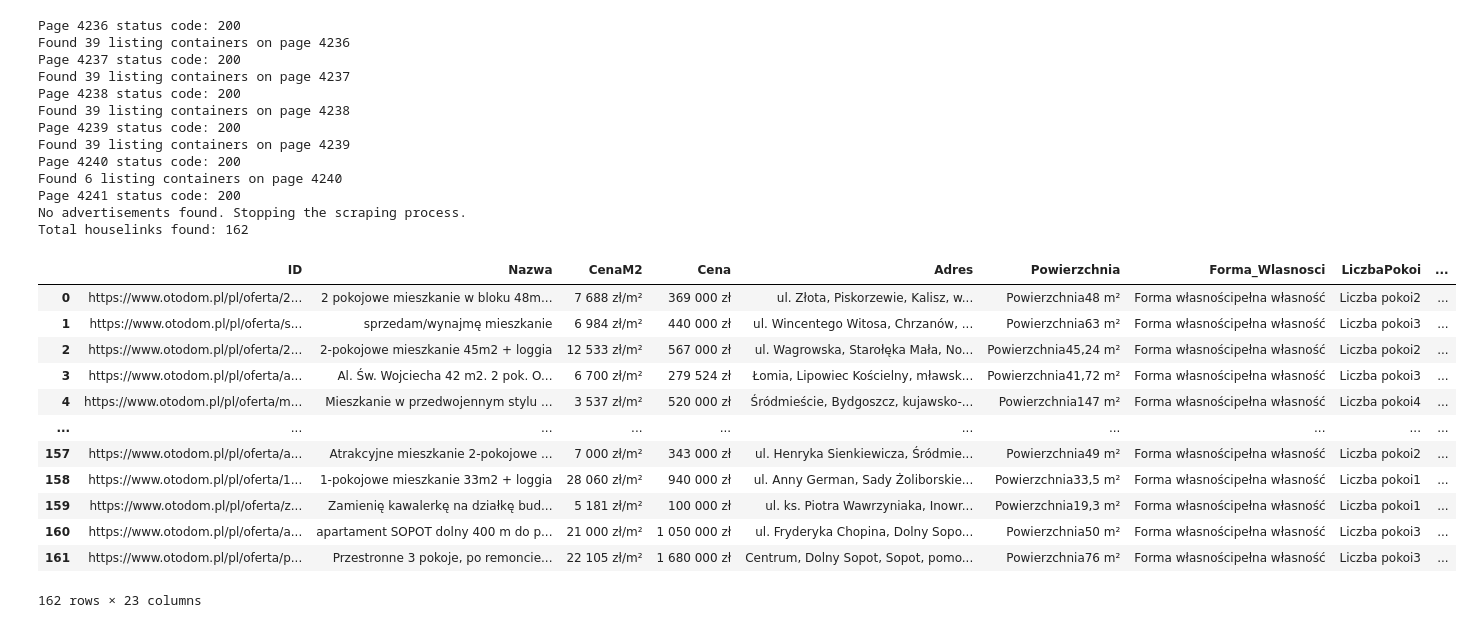
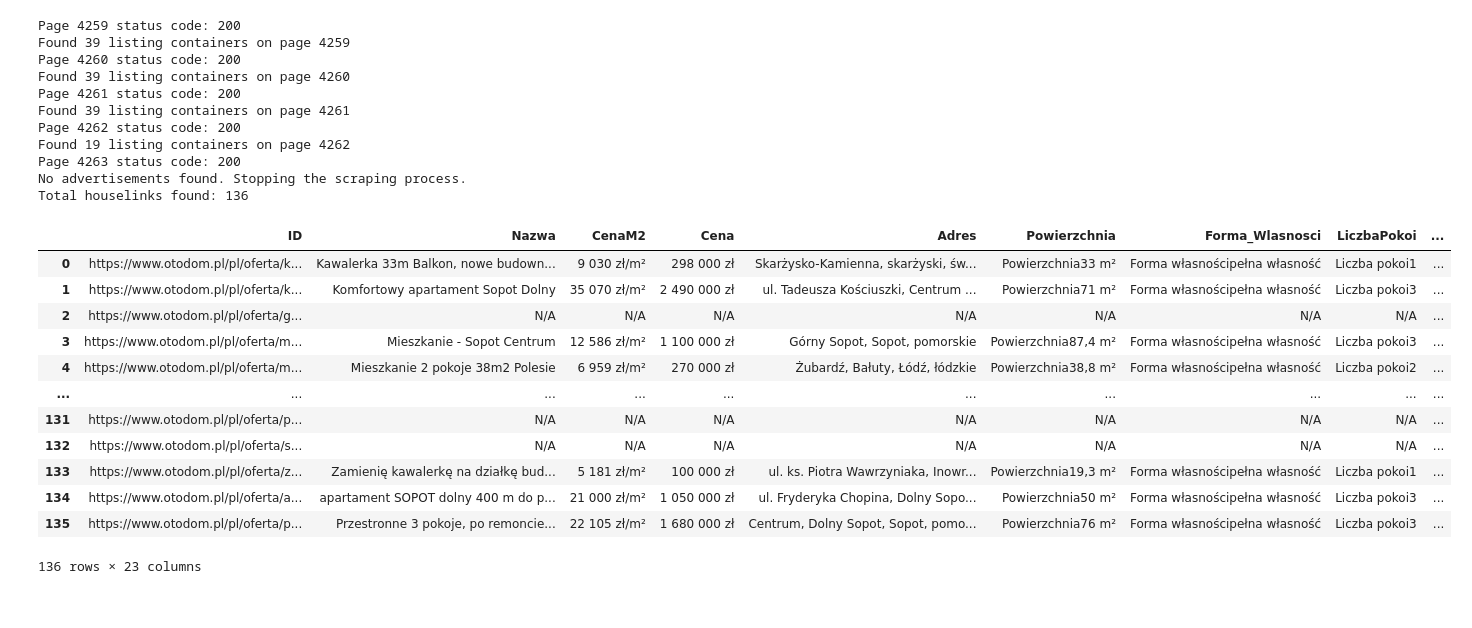
Before and after one commit to PyMen96/PyMen96_repo, a Jupyter notebook: web_scrapping_database_ml/WebScrapping_house_website_to_db.ipynb, the cells around one changed output. Drawn from its saved outputs; the diff is of its cells as text; code cells hidden in the pictures.

```diff
--- a/web_scrapping_database_ml/WebScrapping_house_website_to_db.ipynb
+++ b/web_scrapping_database_ml/WebScrapping_house_website_to_db.ipynb
@@ -13,7 +13,7 @@ headers = {
 }
 
 # Step 1: Scrape listing links
-i = 4235
+i = 4258
 url = f'https://www.otodom.pl/pl/wyniki/sprzedaz/mieszkanie/cala-polska?page={i}'
 houselinks = []
 while True:  # Adjust the range as needed
@@ -160,57 +160,55 @@ for link in houselinks:
             'Forma_Wlasnosci': formaWlasnosci,
             'LiczbaPokoi': LiczbaPokoi,
             'StanWykonczenia': stanWykonczenia,
             'Pietro': pietro,
             'BalkonOgrodTaras': BalkonOgrodTaras,
             'Czynsz': Czynsz,
             'Ogrzewanie': ogrzewanie,
             'Rynek': Rynek,
             'TypOgloszeniodawcy': TypOgloszeniodawcy,
             'DostepneOd': DostepneOd,
             'RokBudowy': RokBudowy,
             'RodzajZabudowy': RodzajZabudowy,
             'CzyWinda': CzyWinda,
             'Zabezpieczenia': Zabezpieczenia,
             'Wyposazenie': Wyposazenie,
             'InformacjeDodatkowe': InformacjeDodatkowe,
             'MaterialBudynku': MaterialBudynku
         }
         houselist.append(rooms)
     except AttributeError as e:
         #print(f"Error parsing details for {link}: {e}")
         continue
 
 # Save the data to a DataFrame
 pd.set_option('display.max_colwidth', None)
 df = pd.DataFrame(houselist)
 df
 # %% [output]
-Page 4236 status code: 200
-Found 39 listing containers on page 4236
-Page 4237 status code: 200
-Found 39 listing containers on page 4237
-Page 4238 status code: 200
-Found 39 listing containers on page 4238
-Page 4239 status code: 200
-Found 39 listing containers on page 4239
-Page 4240 status code: 200
-Found 6 listing containers on page 4240
-Page 4241 status code: 200
+Page 4259 status code: 200
+Found 39 listing containers on page 4259
+Page 4260 status code: 200
+Found 39 listing containers on page 4260
+Page 4261 status code: 200
+Found 39 listing containers on page 4261
+Page 4262 status code: 200
+Found 19 listing containers on page 4262
+Page 4263 status code: 200
 No advertisements found. Stopping the scraping process.
-Total houselinks found: 162
+Total houselinks found: 136
 |  | ID | Nazwa | CenaM2 | Cena | Adres | Powierzchnia | Forma_Wlasnosci | LiczbaPokoi | ... |
-| 0 | https://www.otodom.pl/pl/oferta/2... | 2 pokojowe mieszkanie w bloku 48m... | 7 688 zł/m² | 369 000 zł | ul. Złota, Piskorzewie, Kalisz, w... | Powierzchnia48 m² | Forma własnościpełna własność | Liczba pokoi2 | ... |
-| 1 | https://www.otodom.pl/pl/oferta/s... | sprzedam/wynajmę mieszkanie | 6 984 zł/m² | 440 000 zł | ul. Wincentego Witosa, Chrzanów, ... | Powierzchnia63 m² | Forma własnościpełna własność | Liczba pokoi3 | ... |
-| 2 | https://www.otodom.pl/pl/oferta/2... | 2-pokojowe mieszkanie 45m2 + loggia | 12 533 zł/m² | 567 000 zł | ul. Wagrowska, Starołęka Mała, No... | Powierzchnia45,24 m² | Forma własnościpełna własność | Liczba pokoi2 | ... |
-| 3 | https://www.otodom.pl/pl/oferta/a... | Al. Św. Wojciecha 42 m2. 2 pok. O... | 6 700 zł/m² | 279 524 zł | Łomia, Lipowiec Kościelny, mławsk... | Powierzchnia41,72 m² | Forma własnościpełna własność | Liczba pokoi3 | ... |
-| 4 | https://www.otodom.pl/pl/oferta/m... | Mieszkanie w przedwojennym stylu ... | 3 537 zł/m² | 520 000 zł | Śródmieście, Bydgoszcz, kujawsko-... | Powierzchnia147 m² | Forma własnościpełna własność | Liczba pokoi4 | ... |
+| 0 | https://www.otodom.pl/pl/oferta/k... | Kawalerka 33m Balkon, nowe budown... | 9 030 zł/m² | 298 000 zł | Skarżysko-Kamienna, skarżyski, św... | Powierzchnia33 m² | Forma własnościpełna własność | Liczba pokoi1 | ... |
+| 1 | https://www.otodom.pl/pl/oferta/k... | Komfortowy apartament Sopot Dolny | 35 070 zł/m² | 2 490 000 zł | ul. Tadeusza Kościuszki, Centrum ... | Powierzchnia71 m² | Forma własnościpełna własność | Liczba pokoi3 | ... |
+| 2 | https://www.otodom.pl/pl/oferta/g... | N/A | N/A | N/A | N/A | N/A | N/A | N/A | ... |
+| 3 | https://www.otodom.pl/pl/oferta/m... | Mieszkanie - Sopot Centrum | 12 586 zł/m² | 1 100 000 zł | Górny Sopot, Sopot, pomorskie | Powierzchnia87,4 m² | Forma własnościpełna własność | Liczba pokoi3 | ... |
+| 4 | https://www.otodom.pl/pl/oferta/m... | Mieszkanie 2 pokoje 38m2 Polesie | 6 959 zł/m² | 270 000 zł | Żubardź, Bałuty, Łódź, łódzkie | Powierzchnia38,8 m² | Forma własnościpełna własność | Liczba pokoi2 | ... |
 | ... | ... | ... | ... | ... | ... | ... | ... | ... | ... |
-| 157 | https://www.otodom.pl/pl/oferta/a... | Atrakcyjne mieszkanie 2-pokojowe ... | 7 000 zł/m² | 343 000 zł | ul. Henryka Sienkiewicza, Śródmie... | Powierzchnia49 m² | Forma własnościpełna własność | Liczba pokoi2 | ... |
-| 158 | https://www.otodom.pl/pl/oferta/1... | 1-pokojowe mieszkanie 33m2 + loggia | 28 060 zł/m² | 940 000 zł | ul. Anny German, Sady Żoliborskie... | Powierzchnia33,5 m² | Forma własnościpełna własność | Liczba pokoi1 | ... |
-| 159 | https://www.otodom.pl/pl/oferta/z... | Zamienię kawalerkę na działkę bud... | 5 181 zł/m² | 100 000 zł | ul. ks. Piotra Wawrzyniaka, Inowr... | Powierzchnia19,3 m² | Forma własnościpełna własność | Liczba pokoi1 | ... |
-| 160 | https://www.otodom.pl/pl/oferta/a... | apartament SOPOT dolny 400 m do p... | 21 000 zł/m² | 1 050 000 zł | ul. Fryderyka Chopina, Dolny Sopo... | Powierzchnia50 m² | Forma własnościpełna własność | Liczba pokoi3 | ... |
-| 161 | https://www.otodom.pl/pl/oferta/p... | Przestronne 3 pokoje, po remoncie... | 22 105 zł/m² | 1 680 000 zł | Centrum, Dolny Sopot, Sopot, pomo... | Powierzchnia76 m² | Forma własnościpełna własność | Liczba pokoi3 | ... |
+| 131 | https://www.otodom.pl/pl/oferta/p... | N/A | N/A | N/A | N/A | N/A | N/A | N/A | ... |
+| 132 | https://www.otodom.pl/pl/oferta/s... | N/A | N/A | N/A | N/A | N/A | N/A | N/A | ... |
+| 133 | https://www.otodom.pl/pl/oferta/z... | Zamienię kawalerkę na działkę bud... | 5 181 zł/m² | 100 000 zł | ul. ks. Piotra Wawrzyniaka, Inowr... | Powierzchnia19,3 m² | Forma własnościpełna własność | Liczba pokoi1 | ... |
+| 134 | https://www.otodom.pl/pl/oferta/a... | apartament SOPOT dolny 400 m do p... | 21 000 zł/m² | 1 050 000 zł | ul. Fryderyka Chopina, Dolny Sopo... | Powierzchnia50 m² | Forma własnościpełna własność | Liczba pokoi3 | ... |
+| 135 | https://www.otodom.pl/pl/oferta/p... | Przestronne 3 pokoje, po remoncie... | 22 105 zł/m² | 1 680 000 zł | Centrum, Dolny Sopot, Sopot, pomo... | Powierzchnia76 m² | Forma własnościpełna własność | Liczba pokoi3 | ... |
-162 rows × 23 columns
+136 rows × 23 columns
 # %%
 df_copy = df.copy()
 # %%
```
Also changed, not shown: parts of 13 cells of this notebook.
